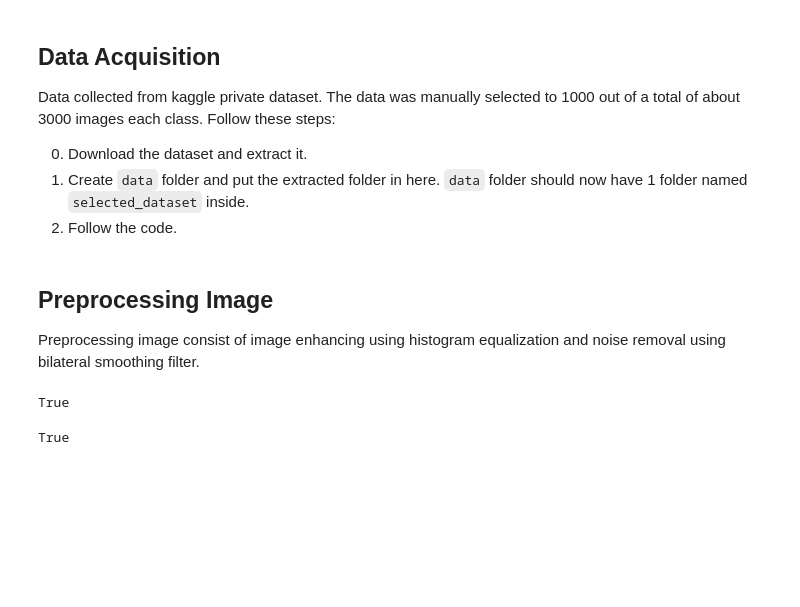
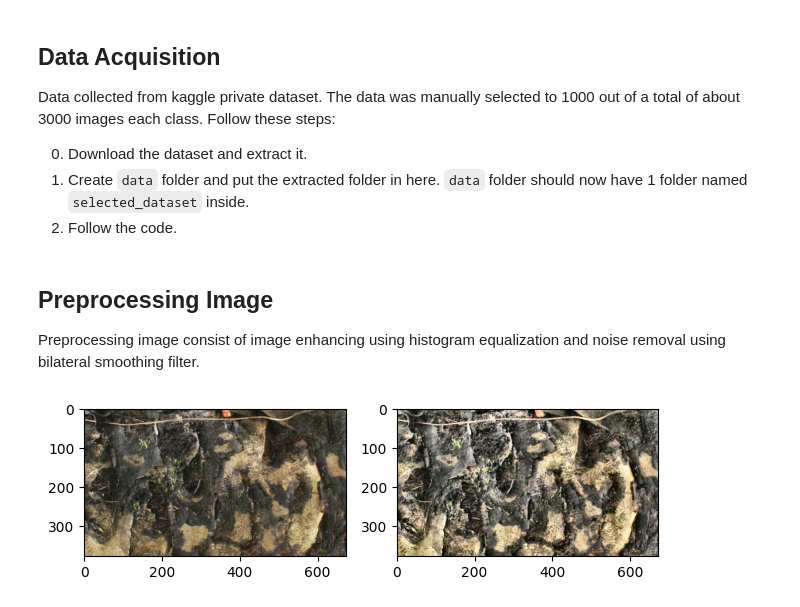
Before and after one commit to zeerafle/oil-palm-stem, a Jupyter notebook: disease_detection.ipynb, the cells around one changed output. Cells and saved outputs as stored; diff of their text form; code cells hidden in the pictures; blank space fills up the shorter version.

```diff
--- a/disease_detection.ipynb
+++ b/disease_detection.ipynb
@@ -14,6 +14,8 @@ import shutil
 
 SELECTED_DATA = os.path.join('data', 'selected_dataset')
 ORIGINAL_DATA = os.path.join('data', 'cleaned_dataset')
+PROCESSED_DATASET = os.path.join('data', 'processed_dataset')
+SAMPLE_IMAGE = 'data/selected_dataset/normal/DSC03990_5.JPG'
 # %%
 def copy_selected(label: str) -> None:
     with open(f'selected_data_{label}.txt', 'r') as f:
@@ -35,7 +40,8 @@ import numpy as np
 # %%
-def enhance(image: [str, np.ndarray]) -> np.ndarray:
+def enhance(image: Union[str, np.ndarray], display: bool = False) -> np.ndarray:
     """
     Enhance image by using adaptive histogram equalization
+    :param display: bool, if true then return converted image in RGB, if not, return as BGR because it needs to continue to another preprocessing
     :param image: [str, np.ndarray], path to image file or image array in numpy array
     :return: np.ndarray, numpy array of enhance image
     """
@@ -48,11 +54,20 @@ def enhance(image: [str, np.ndarray]) -> np.ndarray:
     # equalize the histogram of the Y channel
     ycrcb[:, :, 0] = clahe.apply(ycrcb[:, :, 0])
     # convert the YCR_CB image back to RGB format
-    equalized_image = cv2.cvtColor(ycrcb, cv2.COLOR_YCR_CB2BGR)
-    return equalized_image
+    if display:
+        return cv2.cvtColor(ycrcb, cv2.COLOR_YCrCb2RGB)
+    else:
+        return cv2.cvtColor(ycrcb, cv2.COLOR_YCR_CB2BGR)
 # %%
-cv2.imwrite('data/samples/equalized_img.jpg', enhance('data/selected_dataset/normal/DSC03977_4.JPG'))
+# cv2.imwrite('data/samples/equalized_img.jpg', enhance('data/selected_dataset/normal/DSC03977_4.JPG'))
 # cv2.waitKey(0)
+def compare_image(image: str, processed_image: np.ndarray):
+    fig, ax = plt.subplots(1, 2)
+    ax[0].imshow(Image.open(image))
+    ax[1].imshow(processed_image)
+    plt.tight_layout()
+
+compare_image(SAMPLE_IMAGE, enhance(SAMPLE_IMAGE, display=True))
 # %% [output]
-True
+[figure, added]
 # %%
@@ -70,6 +91,0 @@ def remove_noise(image: [str, np.ndarray]) -> np.ndarray:
-# %%
-cv2.imwrite('data/samples/noise_removed.jpg', remove_noise('data/selected_dataset/infected/DSC04002_6.JPG'))
-# cv2.waitKey(0)
-# print(remove_noise('data/selected_dataset/normal/DSC03977_4.JPG'))
-# %% [output]
-True
```
Also changed, not shown: parts of 9 cells of this notebook, 3 other files.
